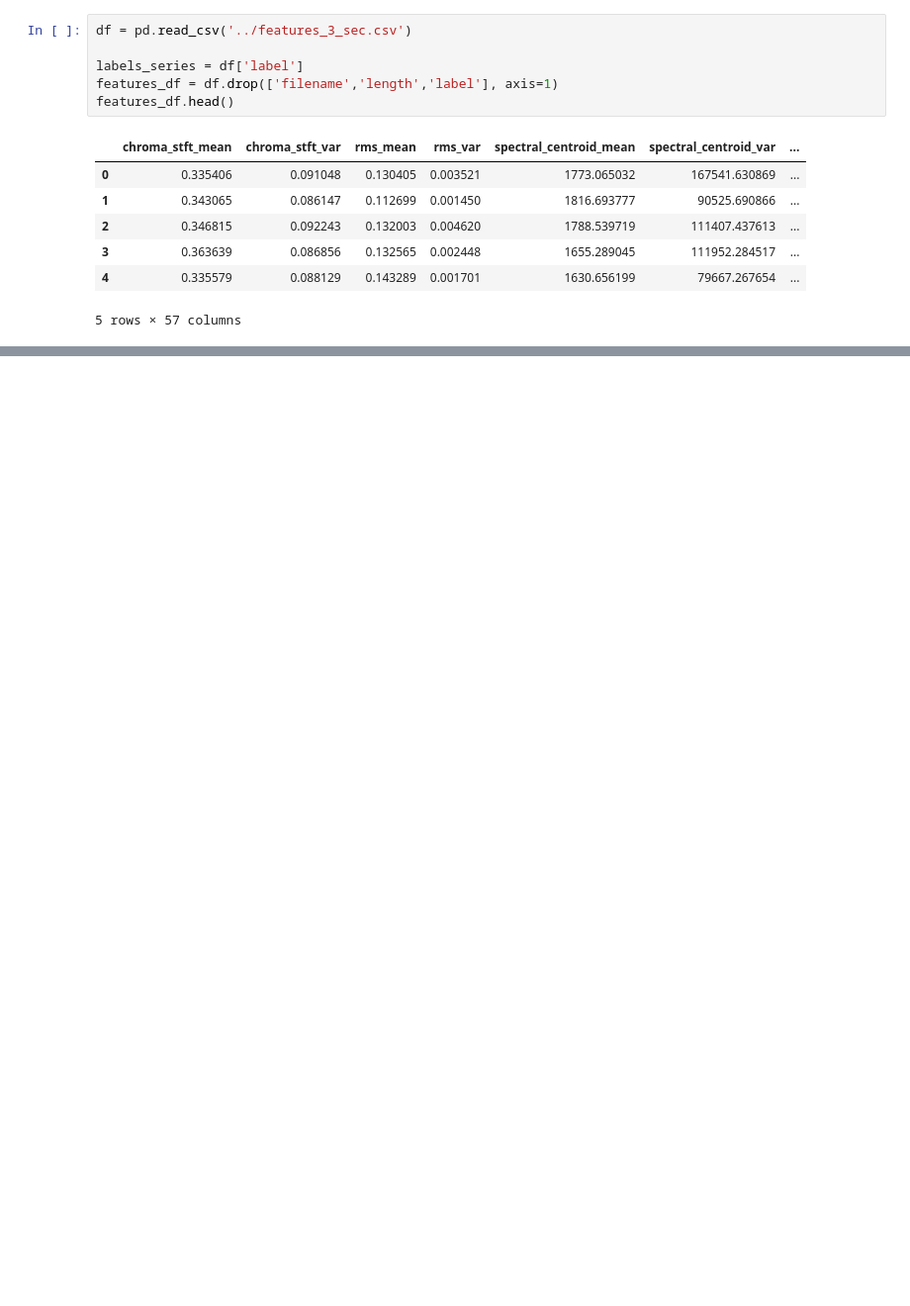
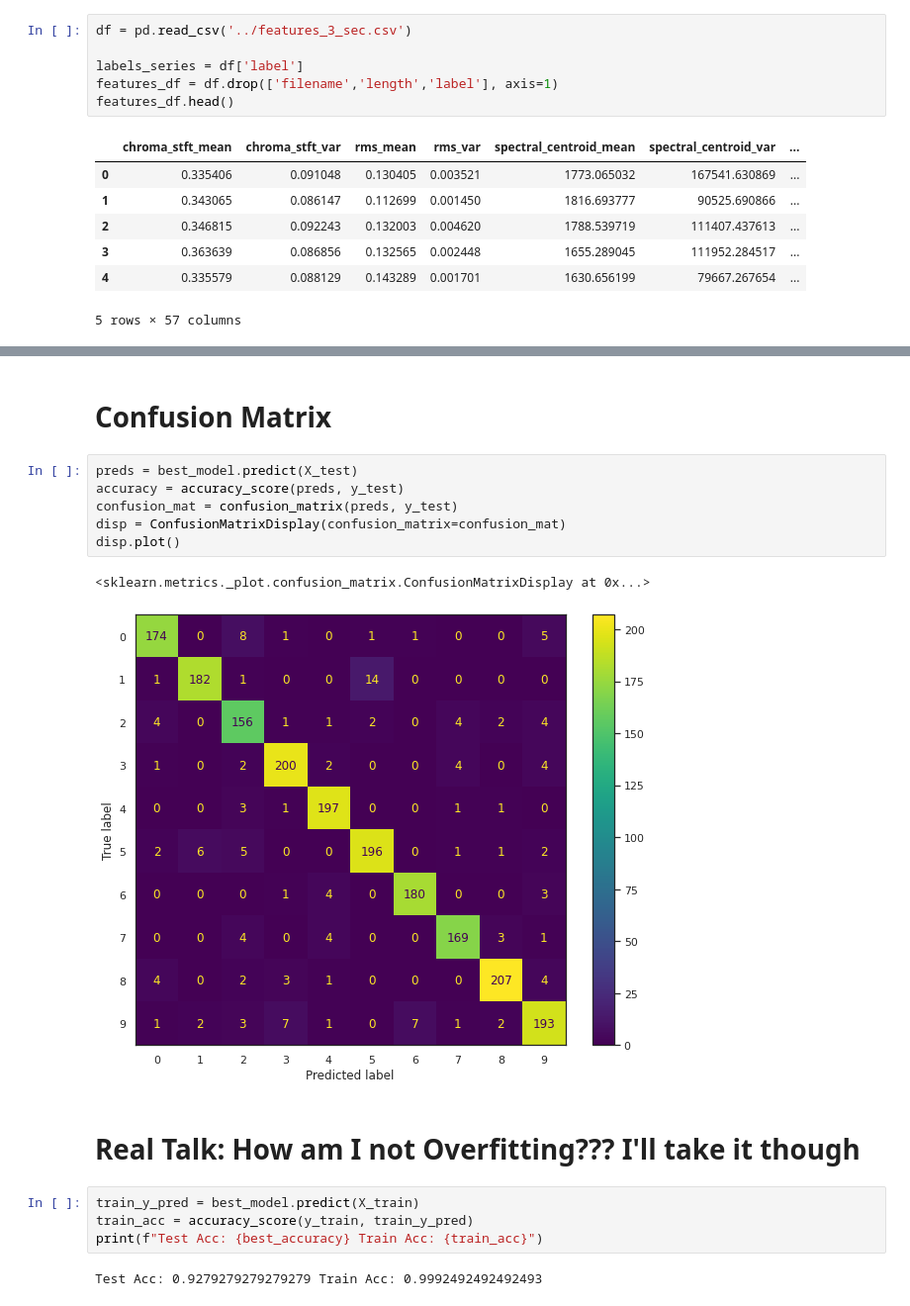
Before and after one commit to the-data-science-union/DSU-F2021-MGC, a Jupyter notebook: Modelling/ethan-KNN.ipynb, the cells around one changed output, grey strips where cells are left out. Shown at 99% size. Cells and saved outputs as stored; diff of their text form; blank space fills up the shorter version.

```diff
--- a/Modelling/ethan-KNN.ipynb
+++ b/Modelling/ethan-KNN.ipynb
@@ -39,0 +100,19 @@ features_scaled_df.head()
+# %% [markdown]
+# Confusion Matrix
+# %%
+preds = best_model.predict(X_test)
+accuracy = accuracy_score(preds, y_test)
+confusion_mat = confusion_matrix(preds, y_test)
+disp = ConfusionMatrixDisplay(confusion_matrix=confusion_mat)
+disp.plot()
+# %% [output]
+<sklearn.metrics._plot.confusion_matrix.ConfusionMatrixDisplay at 0x...>
+[figure, added]
+# %% [markdown]
+# Real Talk: How am I not Overfitting??? I'll take it though
+# %%
+train_y_pred = best_model.predict(X_train)
+train_acc = accuracy_score(y_train, train_y_pred)
+print(f"Test Acc: {best_accuracy} Train Acc: {train_acc}")
+# %% [output]
+Test Acc: 0.9279279279279279 Train Acc: 0.9992492492492493
```
Also changed, not shown: parts of 16 cells of this notebook.
